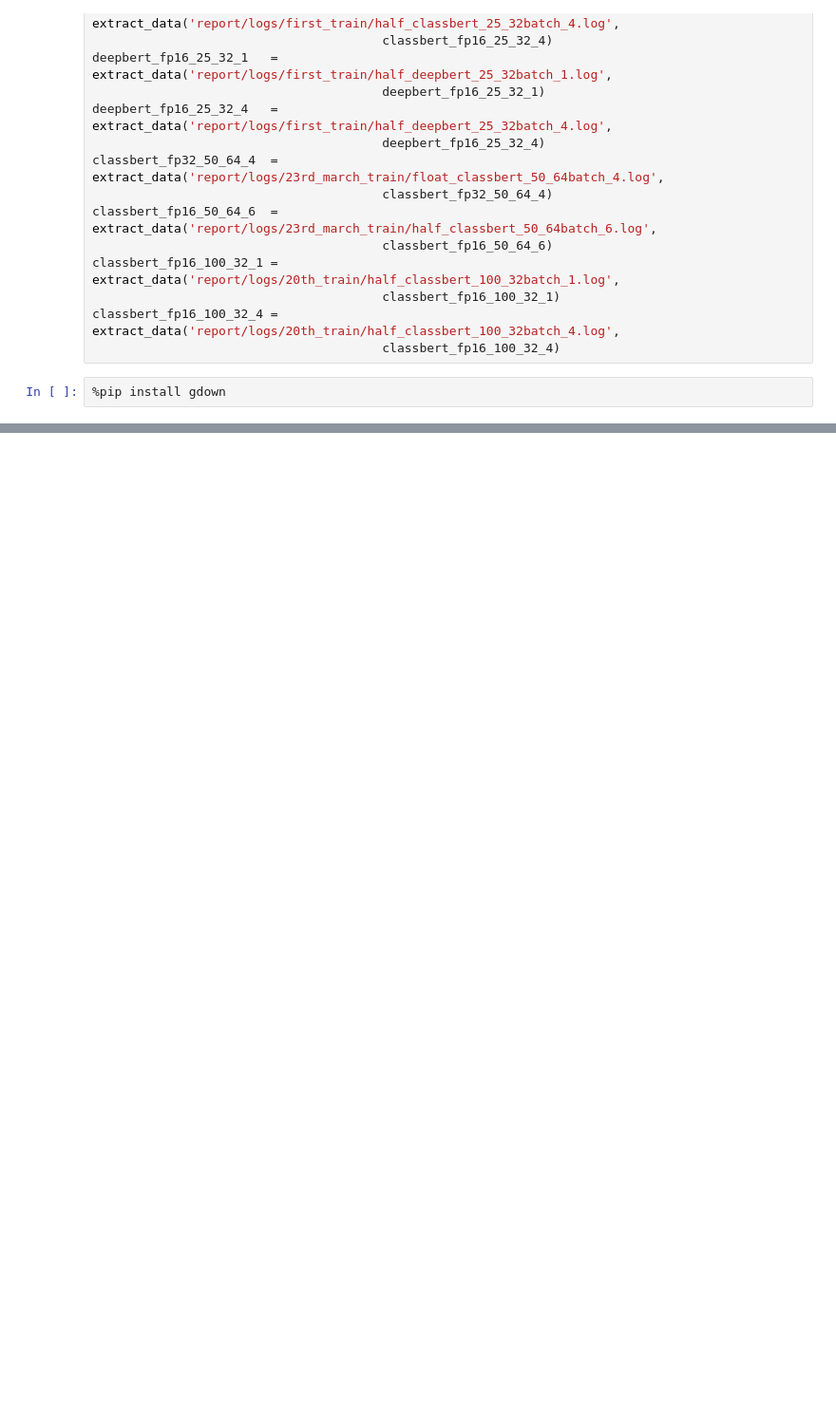
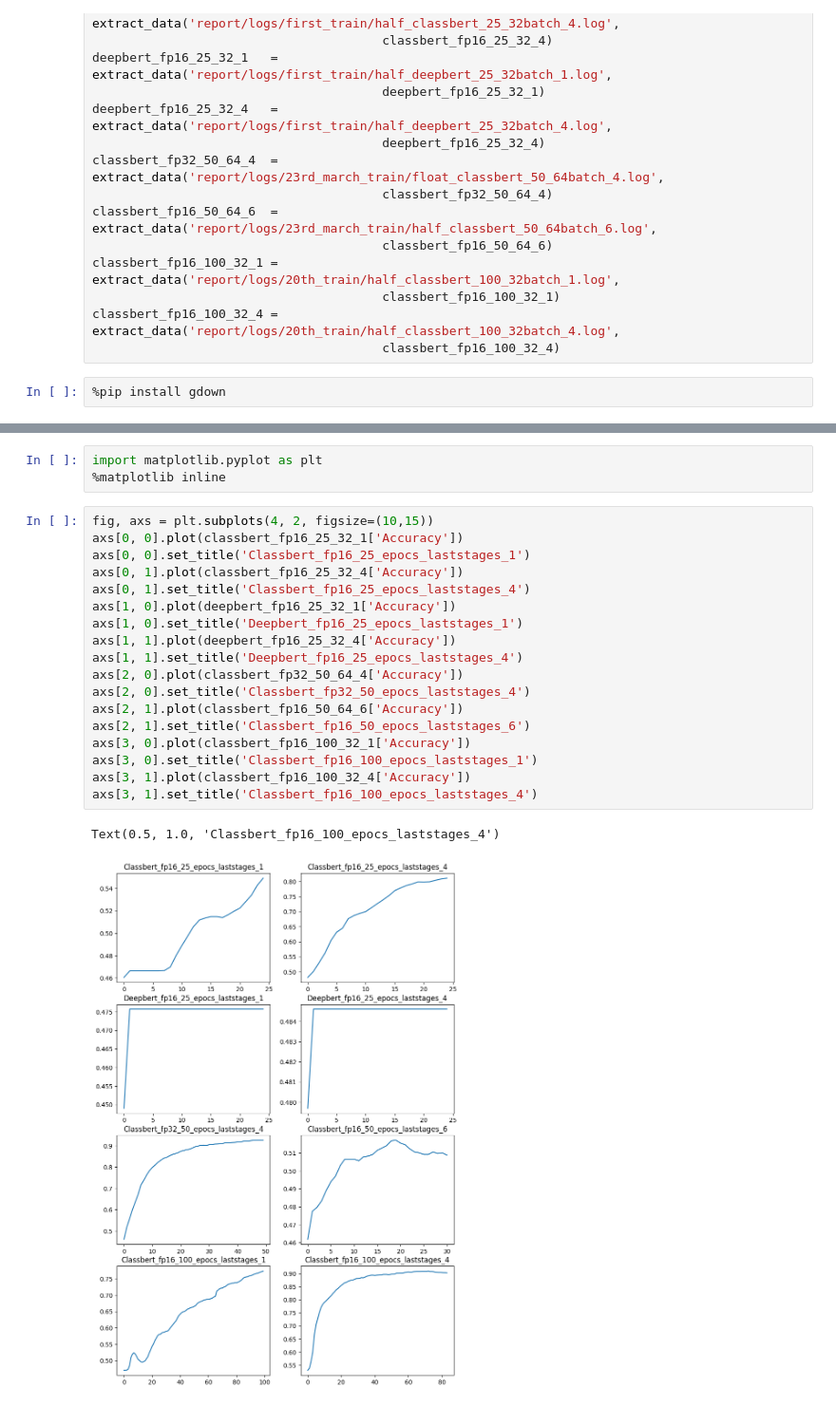
Before and after one commit to alexgiving/fake_news_detection, a Jupyter notebook: report.ipynb, the cells around one changed output, grey strips where cells are left out. Shown: that part at 95% size. Cells and saved outputs as stored; diff of their text form; blank space fills up the shorter version.

Commit message:
add graphs

```diff
--- a/report.ipynb
+++ b/report.ipynb
@@ -55,0 +65,24 @@ if not os.path.isfile('report/models/best_models.zip'):
+# %%
+import matplotlib.pyplot as plt
+%matplotlib inline
+# %%
+fig, axs = plt.subplots(4, 2, figsize=(10,15))
+axs[0, 0].plot(classbert_fp16_25_32_1['Accuracy'])
+axs[0, 0].set_title('Classbert_fp16_25_epocs_laststages_1')
+axs[0, 1].plot(classbert_fp16_25_32_4['Accuracy'])
+axs[0, 1].set_title('Classbert_fp16_25_epocs_laststages_4')
+axs[1, 0].plot(deepbert_fp16_25_32_1['Accuracy'])
+axs[1, 0].set_title('Deepbert_fp16_25_epocs_laststages_1')
+axs[1, 1].plot(deepbert_fp16_25_32_4['Accuracy'])
+axs[1, 1].set_title('Deepbert_fp16_25_epocs_laststages_4')
+axs[2, 0].plot(classbert_fp32_50_64_4['Accuracy'])
+axs[2, 0].set_title('Classbert_fp32_50_epocs_laststages_4')
+axs[2, 1].plot(classbert_fp16_50_64_6['Accuracy'])
+axs[2, 1].set_title('Classbert_fp16_50_epocs_laststages_6')
+axs[3, 0].plot(classbert_fp16_100_32_1['Accuracy'])
+axs[3, 0].set_title('Classbert_fp16_100_epocs_laststages_1')
+axs[3, 1].plot(classbert_fp16_100_32_4['Accuracy'])
+axs[3, 1].set_title('Classbert_fp16_100_epocs_laststages_4')
+# %% [output]
+Text(0.5, 1.0, 'Classbert_fp16_100_epocs_laststages_4')
+[figure, added]
```
Also changed, not shown: parts of 1 cell of this notebook.
